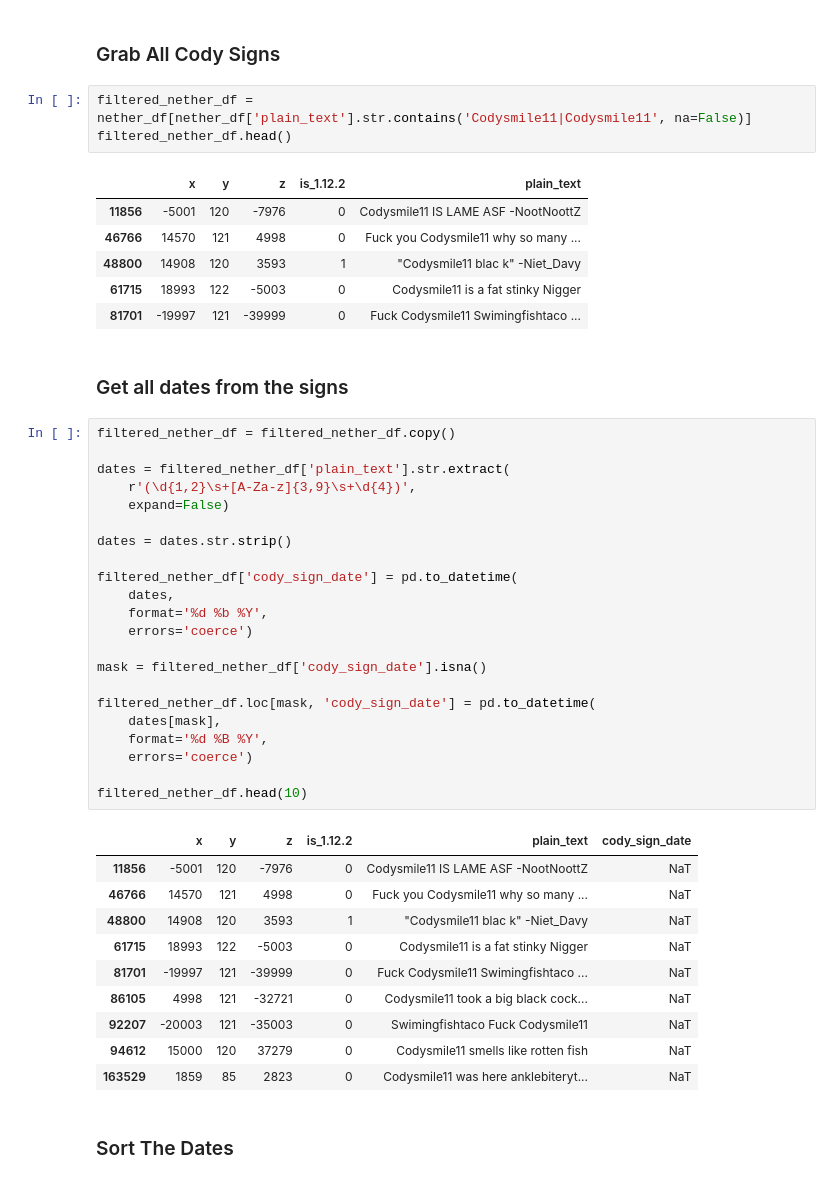
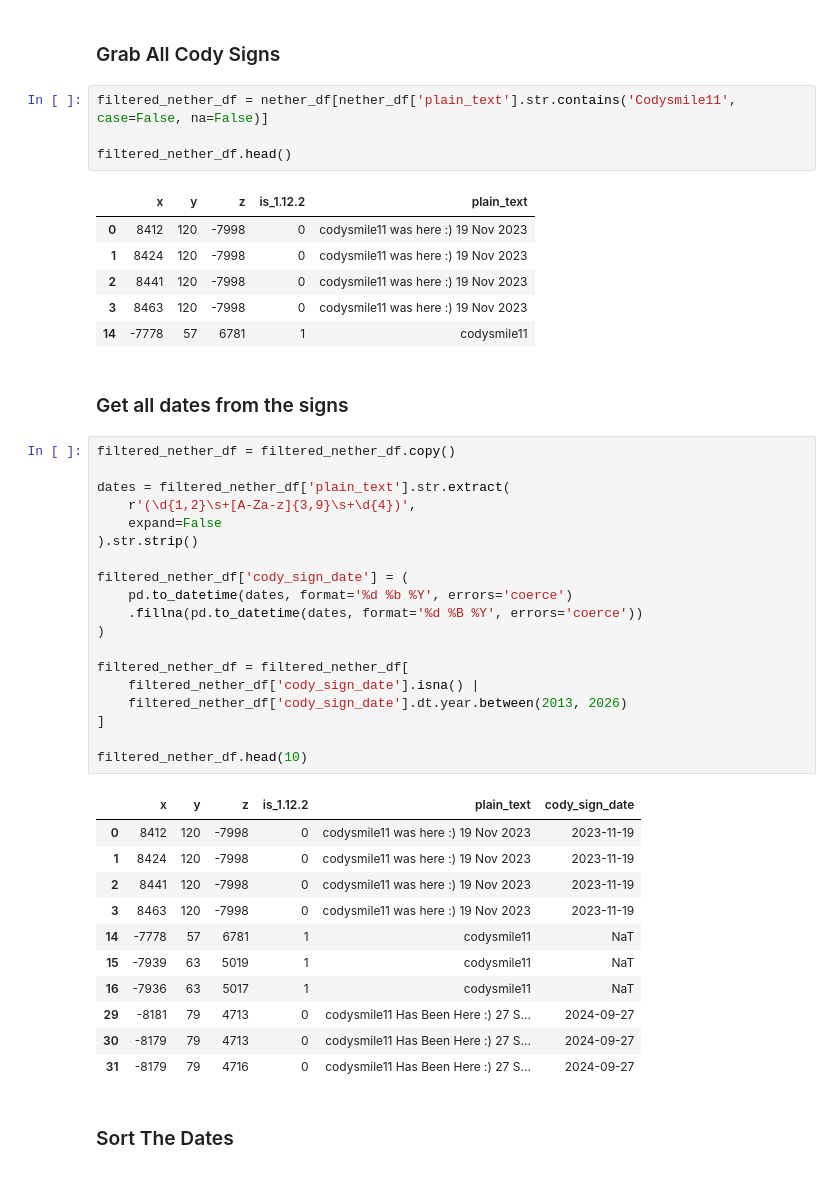
Before and after one commit to lawnguy1201/Minecraft_Sign_Visualizer, a Jupyter notebook: src/cody_data.ipynb, the cells around one changed output. Cells and saved outputs as stored; diff of their text form.

```diff
--- a/src/cody_data.ipynb
+++ b/src/cody_data.ipynb
@@ -147,50 +146,49 @@ Name: cody_sign_date, dtype: int64
 # %% [markdown]
 ### Grab All Cody Signs
 # %%
-filtered_nether_df = nether_df[nether_df['plain_text'].str.contains('Codysmile11|Codysmile11', na=False)]
+filtered_nether_df = nether_df[nether_df['plain_text'].str.contains('Codysmile11', case=False, na=False)]
+
 filtered_nether_df.head()
 # %% [output]
 |  | x | y | z | is_1.12.2 | plain_text |
-| 11856 | -5001 | 120 | -7976 | 0 | Codysmile11 IS LAME ASF -NootNoottZ |
-| 46766 | 14570 | 121 | 4998 | 0 | Fuck you Codysmile11 why so many ... |
-| 48800 | 14908 | 120 | 3593 | 1 | "Codysmile11 blac k" -Niet_Davy |
-| 61715 | 18993 | 122 | -5003 | 0 | Codysmile11 is a fat stinky Nigger |
-| 81701 | -19997 | 121 | -39999 | 0 | Fuck Codysmile11 Swimingfishtaco ... |
+| 0 | 8412 | 120 | -7998 | 0 | codysmile11 was here :) 19 Nov 2023 |
+| 1 | 8424 | 120 | -7998 | 0 | codysmile11 was here :) 19 Nov 2023 |
+| 2 | 8441 | 120 | -7998 | 0 | codysmile11 was here :) 19 Nov 2023 |
+| 3 | 8463 | 120 | -7998 | 0 | codysmile11 was here :) 19 Nov 2023 |
+| 14 | -7778 | 57 | 6781 | 1 | codysmile11 |
 # %% [markdown]
 ### Get all dates from the signs
 # %%
 filtered_nether_df = filtered_nether_df.copy()
 
 dates = filtered_nether_df['plain_text'].str.extract(
     r'(\d{1,2}\s+[A-Za-z]{3,9}\s+\d{4})',
-    expand=False)
+    expand=False
+).str.strip()
 
-dates = dates.str.strip()
+filtered_nether_df['cody_sign_date'] = (
+    pd.to_datetime(dates, format='%d %b %Y', errors='coerce')
+    .fillna(pd.to_datetime(dates, format='%d %B %Y', errors='coerce'))
+)
 
-filtered_nether_df['cody_sign_date'] = pd.to_datetime(
-    dates,
-    format='%d %b %Y',
-    errors='coerce')
-
-mask = filtered_nether_df['cody_sign_date'].isna()
-
-filtered_nether_df.loc[mask, 'cody_sign_date'] = pd.to_datetime(
-    dates[mask],
-    format='%d %B %Y',
-    errors='coerce')
+filtered_nether_df = filtered_nether_df[
+    filtered_nether_df['cody_sign_date'].isna() |
+    filtered_nether_df['cody_sign_date'].dt.year.between(2013, 2026)
+]
 
 filtered_nether_df.head(10)
 # %% [output]
 |  | x | y | z | is_1.12.2 | plain_text | cody_sign_date |
-| 11856 | -5001 | 120 | -7976 | 0 | Codysmile11 IS LAME ASF -NootNoottZ | NaT |
-| 46766 | 14570 | 121 | 4998 | 0 | Fuck you Codysmile11 why so many ... | NaT |
-| 48800 | 14908 | 120 | 3593 | 1 | "Codysmile11 blac k" -Niet_Davy | NaT |
-| 61715 | 18993 | 122 | -5003 | 0 | Codysmile11 is a fat stinky Nigger | NaT |
-| 81701 | -19997 | 121 | -39999 | 0 | Fuck Codysmile11 Swimingfishtaco ... | NaT |
-| 86105 | 4998 | 121 | -32721 | 0 | Codysmile11 took a big black cock... | NaT |
-| 92207 | -20003 | 121 | -35003 | 0 | Swimingfishtaco Fuck Codysmile11 | NaT |
-| 94612 | 15000 | 120 | 37279 | 0 | Codysmile11 smells like rotten fish | NaT |
-| 163529 | 1859 | 85 | 2823 | 0 | Codysmile11 was here anklebiteryt... | NaT |
+| 0 | 8412 | 120 | -7998 | 0 | codysmile11 was here :) 19 Nov 2023 | 2023-11-19 |
+| 1 | 8424 | 120 | -7998 | 0 | codysmile11 was here :) 19 Nov 2023 | 2023-11-19 |
+| 2 | 8441 | 120 | -7998 | 0 | codysmile11 was here :) 19 Nov 2023 | 2023-11-19 |
+| 3 | 8463 | 120 | -7998 | 0 | codysmile11 was here :) 19 Nov 2023 | 2023-11-19 |
+| 14 | -7778 | 57 | 6781 | 1 | codysmile11 | NaT |
+| 15 | -7939 | 63 | 5019 | 1 | codysmile11 | NaT |
+| 16 | -7936 | 63 | 5017 | 1 | codysmile11 | NaT |
+| 29 | -8181 | 79 | 4713 | 0 | codysmile11 Has Been Here :) 27 S... | 2024-09-27 |
+| 30 | -8179 | 79 | 4713 | 0 | codysmile11 Has Been Here :) 27 S... | 2024-09-27 |
+| 31 | -8179 | 79 | 4716 | 0 | codysmile11 Has Been Here :) 27 S... | 2024-09-27 |
 # %% [markdown]
 ### Sort The Dates
 # %%
```
Also changed, not shown: parts of 16 cells of this notebook, 2 other files.
